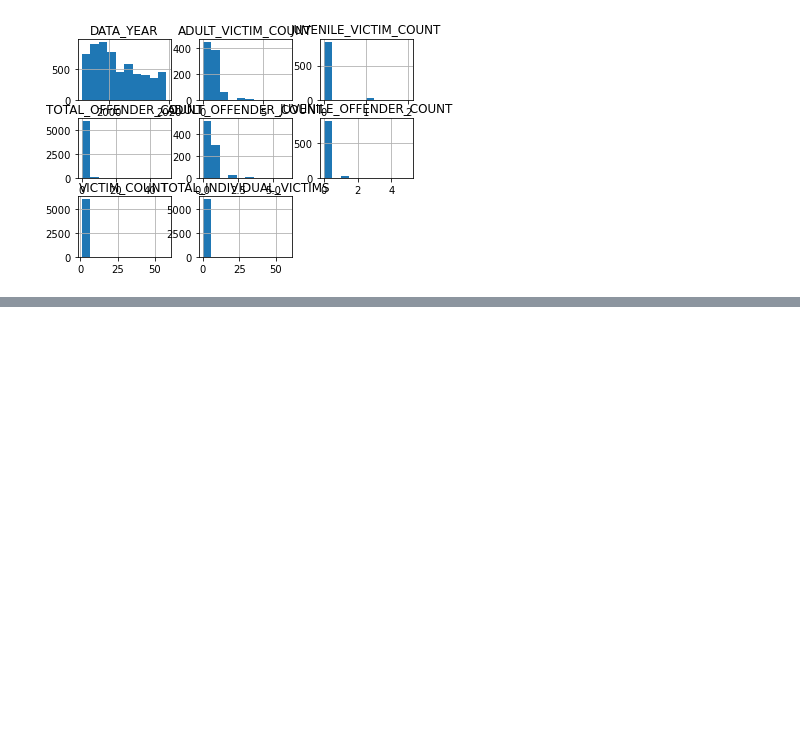
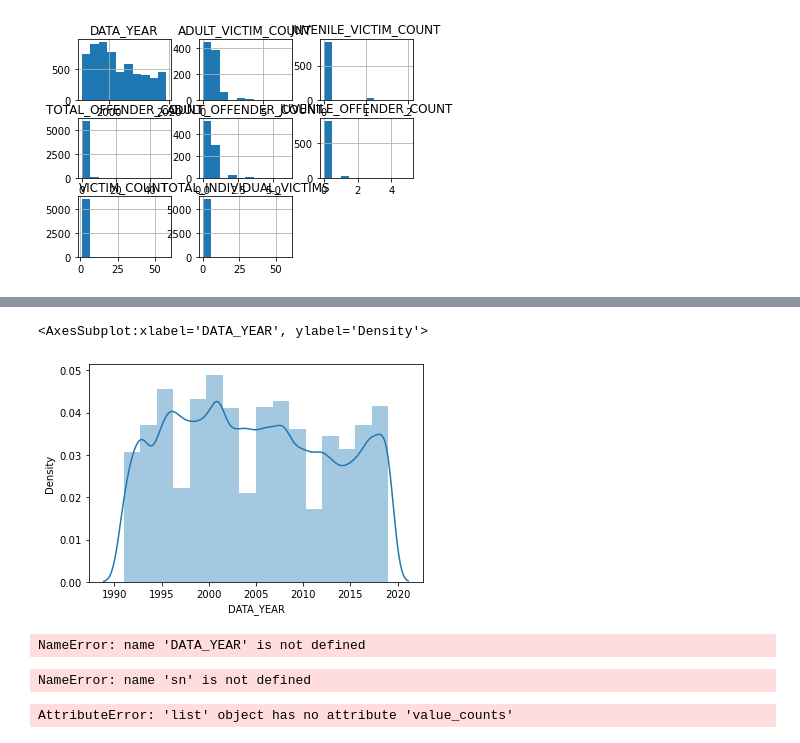
Before and after one commit to 2mvang/Final-EDA-Project, a Jupyter notebook: hate_crime_assessment.ipynb, the cells around one changed output, grey strips where cells are left out. Saved outputs shown, nothing was run; the diff lists cells and outputs as text; code cells hidden in the pictures; blank space fills up the shorter version.

```diff
--- a/hate_crime_assessment.ipynb
+++ b/hate_crime_assessment.ipynb
@@ -227,0 +226,13 @@ plt.show()
+# %%
+sns.distplot(df['DATA_YEAR'].dropna(), hist=True, kde=True, bins=16)
+# %% [output]
+<AxesSubplot:xlabel='DATA_YEAR', ylabel='Density'>
+[figure, added]
+# %%
+sns.distplot(df[df(DATA_YEAR).valuecounts].dropna(), hist_kws=dict(cumulative=True), kde_kws=dict(cumulative=True))
+# %% [output]
+NameError: name 'DATA_YEAR' is not defined
+# %%
+sn.barplot(x='DATA_YEAR', y='', hue="BIAS_DESC", data=df)
+# %% [output]
+NameError: name 'sn' is not defined
@@ -227,0 +241,4 @@ plt.show()
+# %%
+df['BIAS_DESC']==['Anti-Asian'].value_counts()
+# %% [output]
+AttributeError: 'list' object has no attribute 'value_counts'
```
Also changed, not shown: parts of 11 cells of this notebook, 1 other file.
